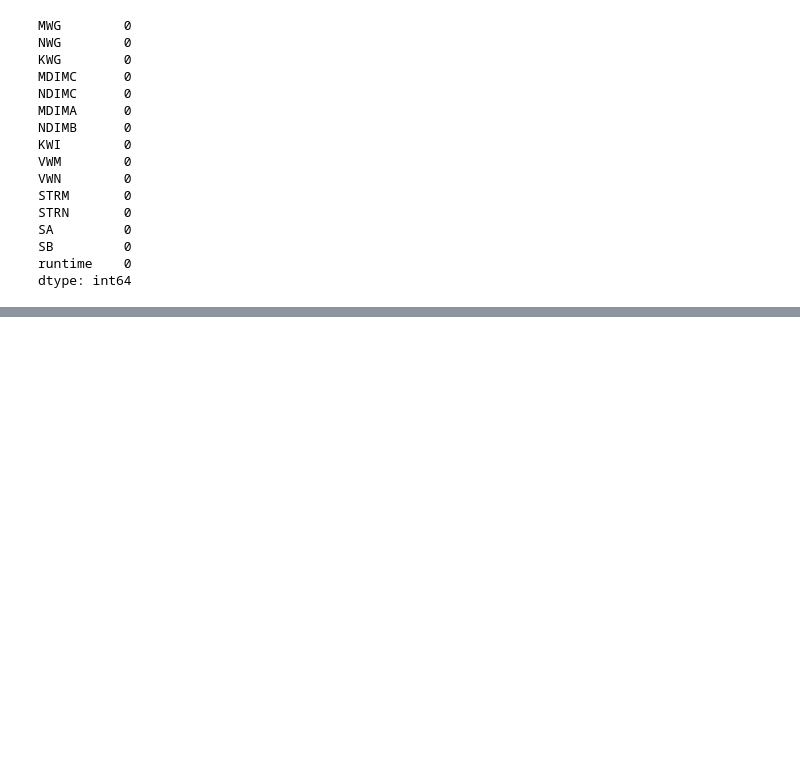
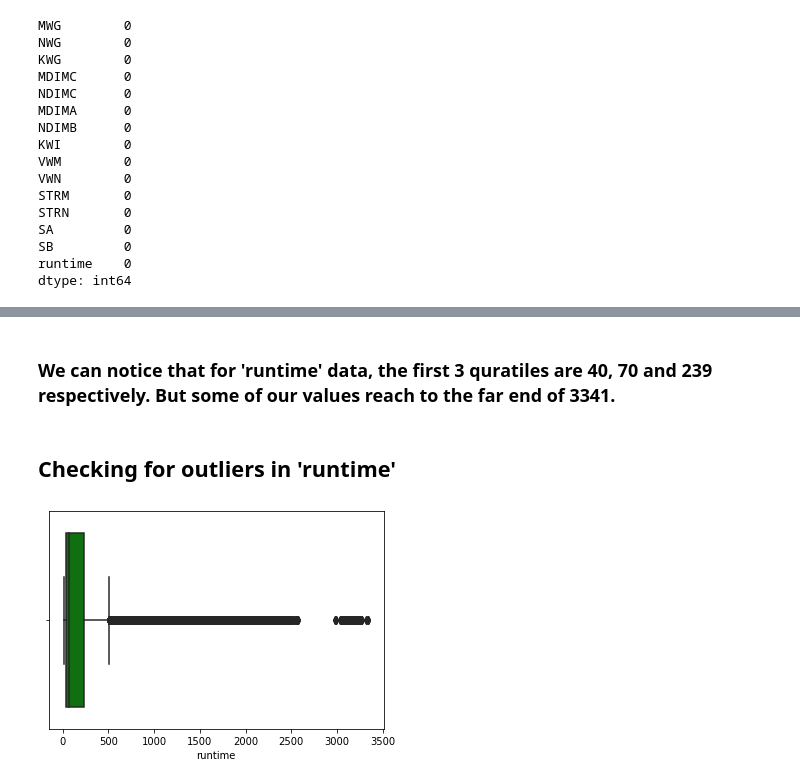
Before and after one commit to shubhamsartape/SGEMM-GPU-Kernel-Performance, a Jupyter notebook: SGEMM_GPU_Kernel_Performance_Capstone_Project.ipynb, the cells around one changed output, grey strips where cells are left out. Drawn from its saved outputs; the diff is of its cells as text; code cells hidden in the pictures; blank space fills up the shorter version.

```diff
--- a/SGEMM_GPU_Kernel_Performance_Capstone_Project.ipynb
+++ b/SGEMM_GPU_Kernel_Performance_Capstone_Project.ipynb
@@ -112,0 +134,9 @@ dtype: int64
+# %% [markdown]
+### We can notice that for 'runtime' data, the first 3 quratiles are 40, 70 and 239 respectively. But some of our values reach to the far end of 3341.
+# %% [markdown]
+## Checking for outliers in 'runtime'
+# %%
+sns.boxplot(data['runtime'],color='green')
+plt.show()
+# %% [output]
+[figure, added]
```
Also changed, not shown: parts of 20 cells of this notebook.
